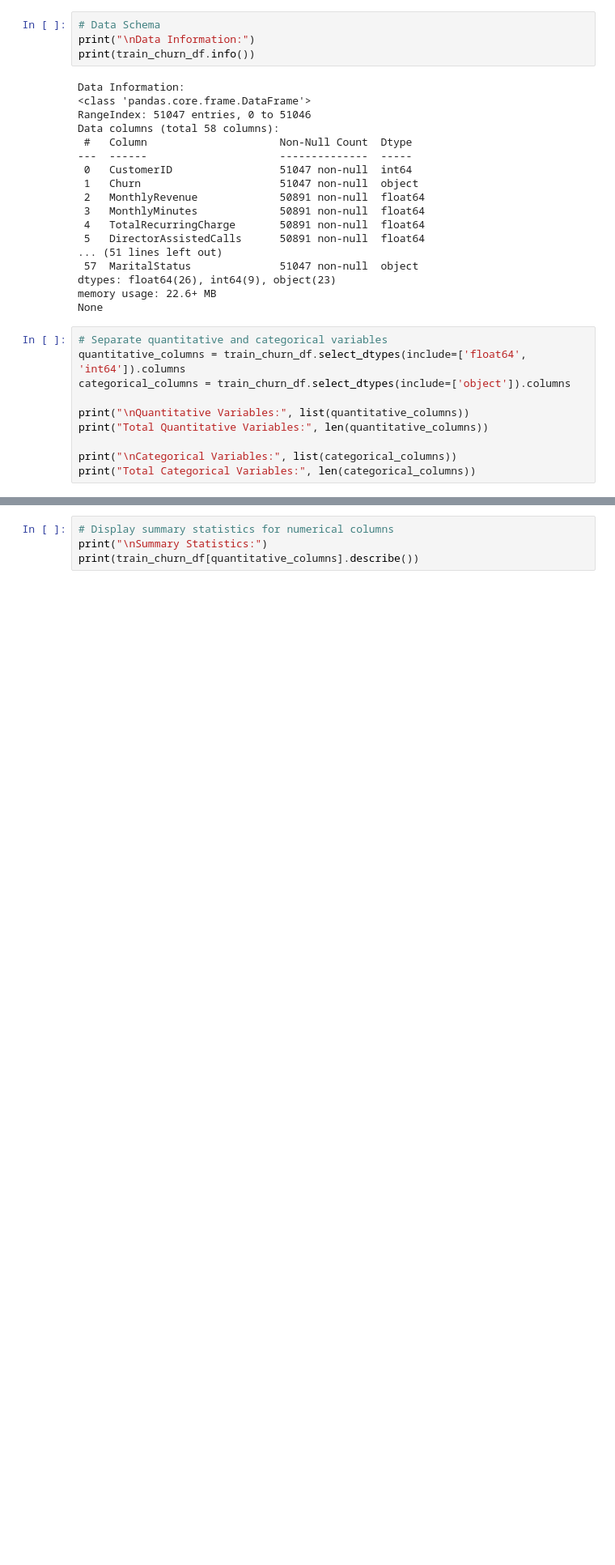
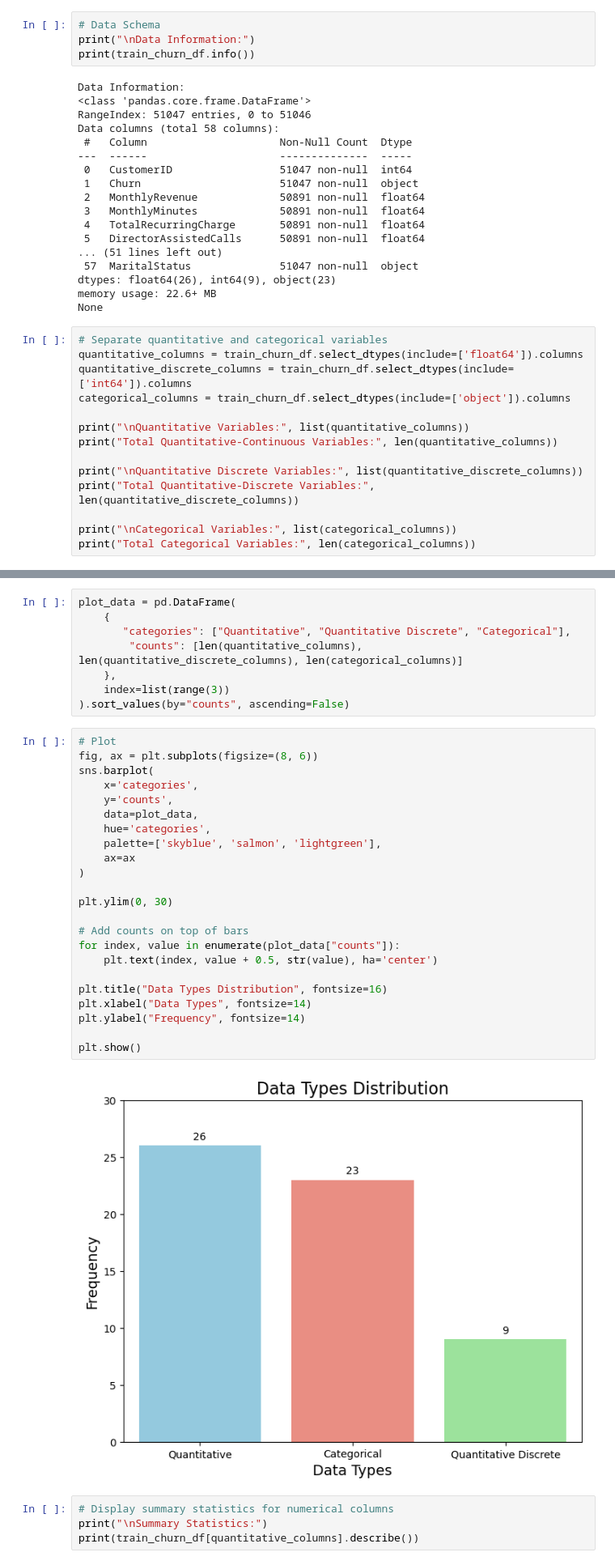
Before and after one commit to kayleeisokay/cs109a_final_project, a Jupyter notebook: MS2.ipynb, the cells around one changed output, grey strips where cells are left out. Shown: that part at 81% size. Drawn from its saved outputs; the diff is of its cells as text; blank space fills up the shorter version.

```diff
--- a/MS2.ipynb
+++ b/MS2.ipynb
@@ -94,11 +94,15 @@ memory usage: 22.6+ MB
 None
 # %%
 # Separate quantitative and categorical variables
-quantitative_columns = train_churn_df.select_dtypes(include=['float64', 'int64']).columns
+quantitative_columns = train_churn_df.select_dtypes(include=['float64']).columns
+quantitative_discrete_columns = train_churn_df.select_dtypes(include=['int64']).columns
 categorical_columns = train_churn_df.select_dtypes(include=['object']).columns
 
 print("\nQuantitative Variables:", list(quantitative_columns))
-print("Total Quantitative Variables:", len(quantitative_columns))
+print("Total Quantitative-Continuous Variables:", len(quantitative_columns))
+
+print("\nQuantitative Discrete Variables:", list(quantitative_discrete_columns))
+print("Total Quantitative-Discrete Variables:", len(quantitative_discrete_columns))
 
 print("\nCategorical Variables:", list(categorical_columns))
 print("Total Categorical Variables:", len(categorical_columns))
@@ -111,3 +120,36 @@ Total Categorical Variables: 23
+# %%
+plot_data = pd.DataFrame(
+    {
+       "categories": ["Quantitative", "Quantitative Discrete", "Categorical"],
+        "counts": [len(quantitative_columns), len(quantitative_discrete_columns), len(categorical_columns)]
+    },
+    index=list(range(3))
+).sort_values(by="counts", ascending=False)
+# %%
+# Plot
+fig, ax = plt.subplots(figsize=(8, 6))
+sns.barplot(
+    x='categories',
+    y='counts',
+    data=plot_data,
+    hue='categories',
+    palette=['skyblue', 'salmon', 'lightgreen'],
+    ax=ax
+)
+
+plt.ylim(0, 30)
+
+# Add counts on top of bars
+for index, value in enumerate(plot_data["counts"]):
+    plt.text(index, value + 0.5, str(value), ha='center')
+
+plt.title("Data Types Distribution", fontsize=16)
+plt.xlabel("Data Types", fontsize=14)
+plt.ylabel("Frequency", fontsize=14)
+
+plt.show()
+# %% [output]
+[figure, added]
 # %%
 # Display summary statistics for numerical columns
 print("\nSummary Statistics:")
```
Also changed, not shown: parts of 3 cells of this notebook, 10 other files.
